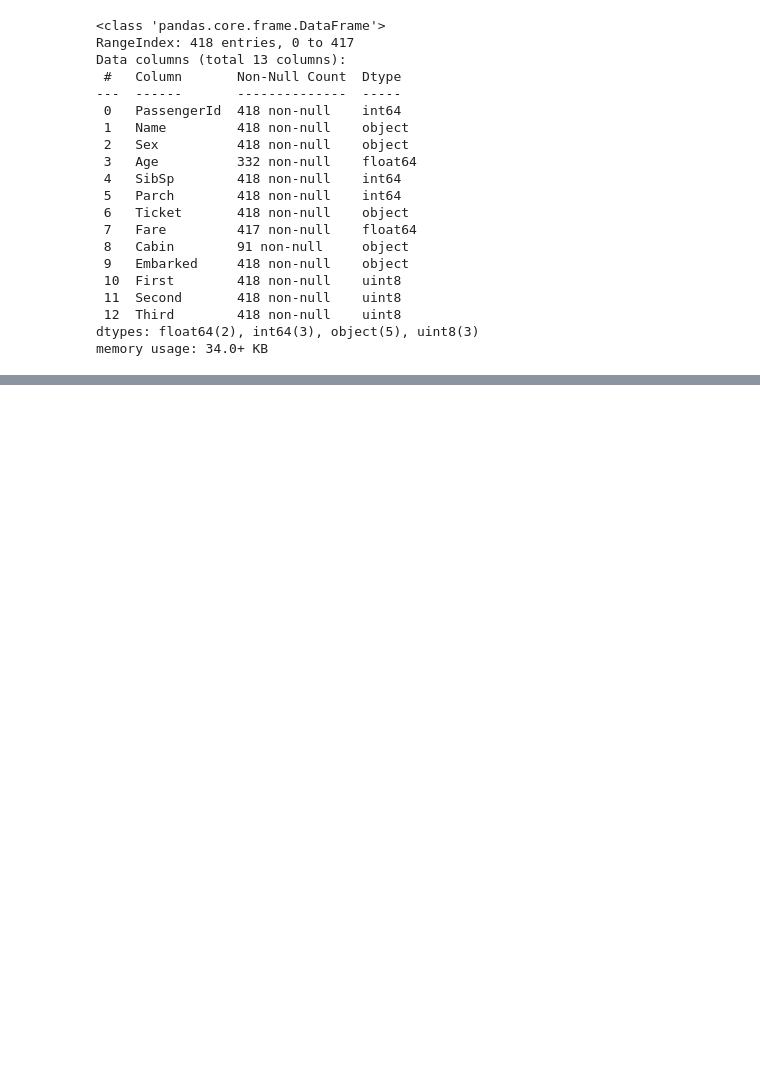
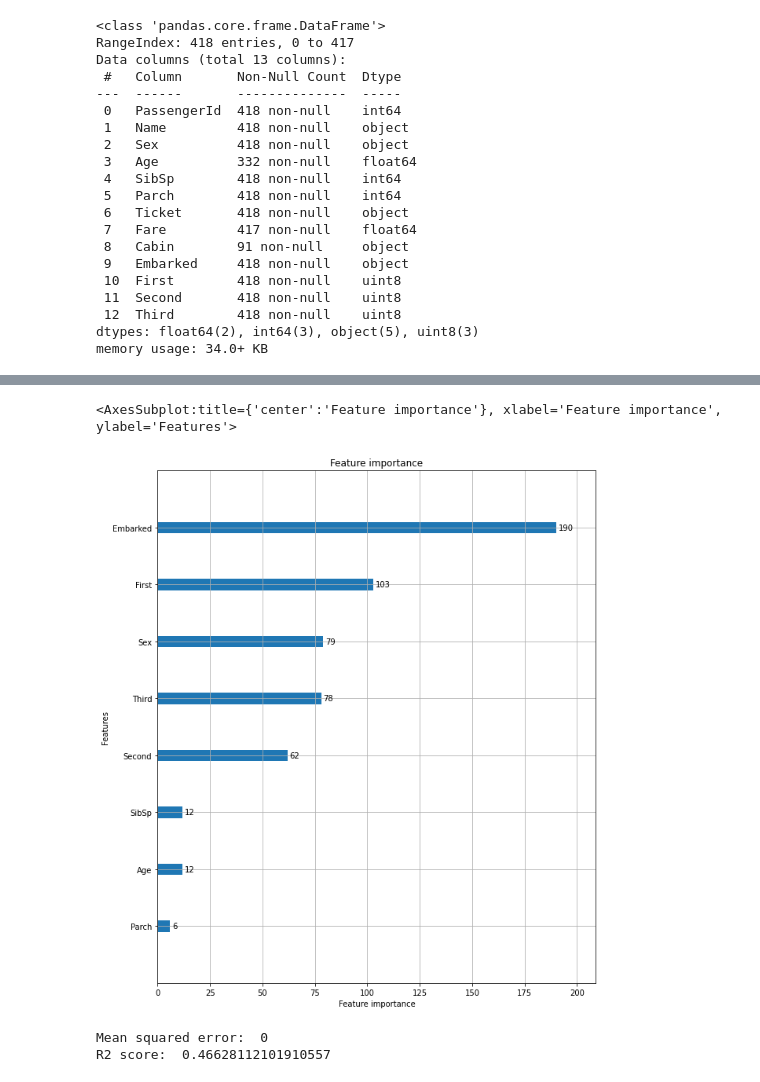
Before and after one commit to LeeJSmasw/Data_Science, a Jupyter notebook: titanic/titanic_eda1.ipynb, the cells around one changed output, grey strips where cells are left out. Drawn from its saved outputs; the diff is of its cells as text; code cells hidden in the pictures; blank space fills up the shorter version.

```diff
--- a/titanic/titanic_eda1.ipynb
+++ b/titanic/titanic_eda1.ipynb
@@ -449,0 +483,12 @@ memory usage: 34.0+ KB
+# %%
+params = {'learning_rate': 0.1, #높을 수록 대충 낮을수록 꼼곰하게
+          'max_depth': 10, # 5~12 멕스 깊이 무조건 설정하는게 좋은게 안하면 무제한으로 길어질 수 있음
+          'boosting': 'gbdt',# 부스팅 트리를 생성하는 알고리즘 (gbdt:일반적인 그래디언트 부스팅, rf:랜덤포레스트) 자세한 건 ㅎㅎ
+          'objective': 'regression',
+          'metric': 'rmse',
+          'is_training_metric': True,
+          'num_leaves': 60, #하나의 트리가 가질수 있는 잎 개수 32 ~64 권장
+          'feature_fraction': 0.9,
+          'bagging_fraction': 0.7,
+          'bagging_freq': 5,
+          'seed':2018}
@@ -449,0 +497,7 @@ memory usage: 34.0+ KB
+# %%
+train_x, test_x, train_y, test_y = train_test_split(x, yy, test_size=0.2, random_state=0)
+# %%
+train_ds = lgb.Dataset(train_x, label = train_y)
+test_ds = lgb.Dataset(test_x, label = test_y)
+# %%
+model = lgb.train(params, train_ds, 1000, test_ds, verbose_eval=100, early_stopping_rounds=100)
@@ -449,0 +526,6 @@ memory usage: 34.0+ KB
+# %%
+fig, ax = plt.subplots(figsize=(10, 12))
+plot_importance(model, ax=ax)
+# %% [output]
+<AxesSubplot:title={'center':'Feature importance'}, xlabel='Feature importance', ylabel='Features'>
+[figure, added]
@@ -449,0 +538,6 @@ memory usage: 34.0+ KB
+# %%
+print('Mean squared error: ', rmse)
+print('R2 score: ', r2)
+# %% [output]
+Mean squared error:  0
+R2 score:  0.46628112101910557
```
Also changed, not shown: parts of 27 cells of this notebook.
